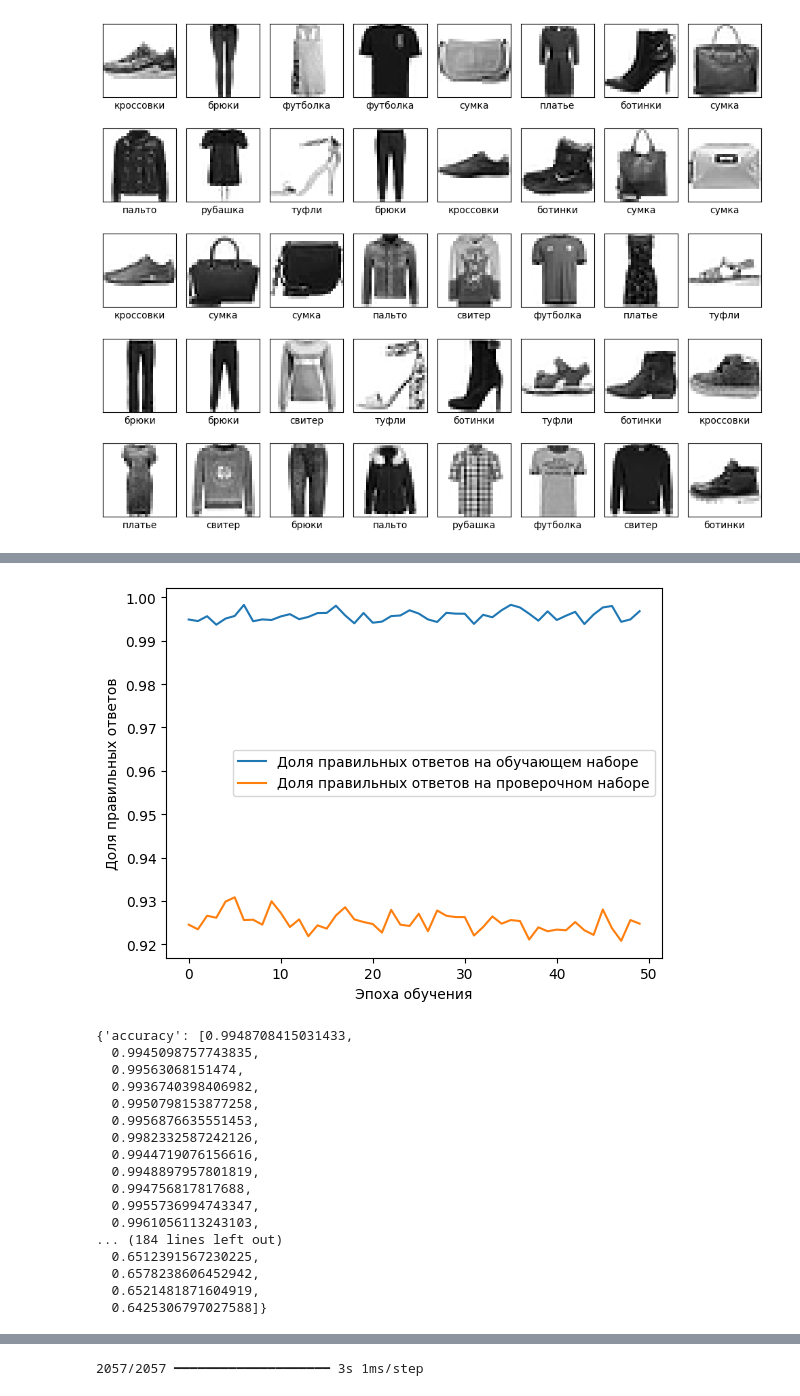
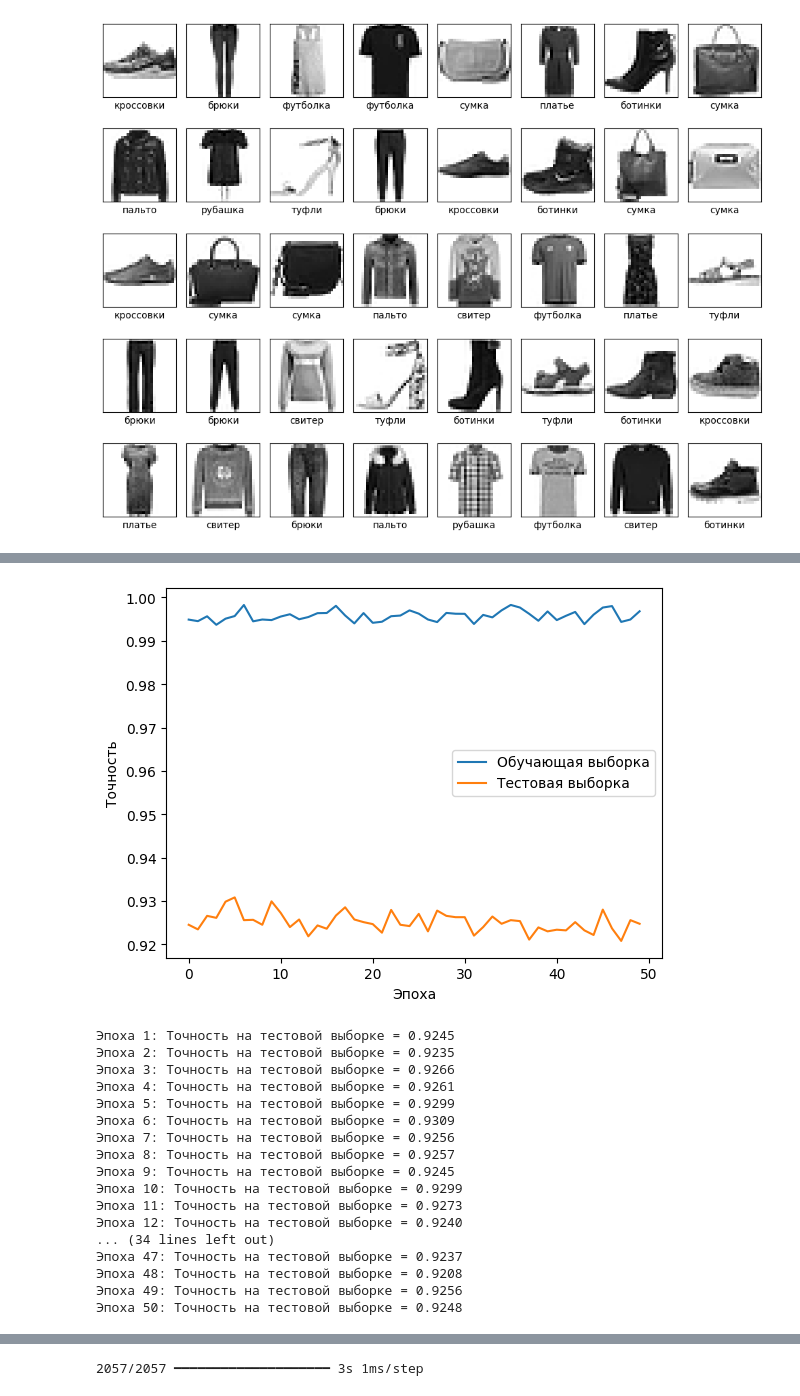
Before and after one commit to brandonzorn/labai, a Jupyter notebook: labai6.ipynb, the cells around one changed output, grey strips where cells are left out. Cells and saved outputs as stored; diff of their text form; code cells hidden in the pictures.

```diff
--- a/labai6.ipynb
+++ b/labai6.ipynb
@@ -213,34 +213,33 @@ Epoch 50/50
 264/264 ━━━━━━━━━━━━━━━━━━━━ 3s 12ms/step - accuracy: 0.9968 - loss: 0.0106 - val_accuracy: 0.9248 - val_loss: 0.6425
 Точность после 50 эпох: 0.9247720241546631
 # %%
-plt.plot(history.history['accuracy'],
-         label='Доля правильных ответов на обучающем наборе')
-plt.plot(history.history['val_accuracy'],
-         label='Доля правильных ответов на проверочном наборе')
-plt.xlabel('Эпоха обучения')
-plt.ylabel('Доля правильных ответов')
+plt.plot(history.history['accuracy'], label='Обучающая выборка')
+plt.plot(history.history['val_accuracy'], label='Тестовая выборка')
+plt.xlabel('Эпоха')
+plt.ylabel('Точность')
 plt.legend()
 plt.show()
-history.history
+for epoch, acc in enumerate(history.history['val_accuracy']):
+    print(f"Эпоха {epoch + 1}: Точность на тестовой выборке = {acc:.4f}")
 # %% [output]
-[figure, old version]
+[figure, new version]
-{'accuracy': [0.9948708415031433,
-  0.9945098757743835,
-  0.99563068151474,
-  0.9936740398406982,
-  0.9950798153877258,
-  0.9956876635551453,
-  0.9982332587242126,
-  0.9944719076156616,
-  0.9948897957801819,
-  0.994756817817688,
-  0.9955736994743347,
-  0.9961056113243103,
-... (184 lines left out)
-  0.6512391567230225,
-  0.6578238606452942,
-  0.6521481871604919,
-  0.6425306797027588]}
+Эпоха 1: Точность на тестовой выборке = 0.9245
+Эпоха 2: Точность на тестовой выборке = 0.9235
+Эпоха 3: Точность на тестовой выборке = 0.9266
+Эпоха 4: Точность на тестовой выборке = 0.9261
+Эпоха 5: Точность на тестовой выборке = 0.9299
+Эпоха 6: Точность на тестовой выборке = 0.9309
+Эпоха 7: Точность на тестовой выборке = 0.9256
+Эпоха 8: Точность на тестовой выборке = 0.9257
+Эпоха 9: Точность на тестовой выборке = 0.9245
+Эпоха 10: Точность на тестовой выборке = 0.9299
+Эпоха 11: Точность на тестовой выборке = 0.9273
+Эпоха 12: Точность на тестовой выборке = 0.9240
+... (34 lines left out)
+Эпоха 47: Точность на тестовой выборке = 0.9237
+Эпоха 48: Точность на тестовой выборке = 0.9208
+Эпоха 49: Точность на тестовой выборке = 0.9256
+Эпоха 50: Точность на тестовой выборке = 0.9248
 # %%
 model_sgd = Sequential([
     Dense(800, input_dim=784, activation="relu"),
```
